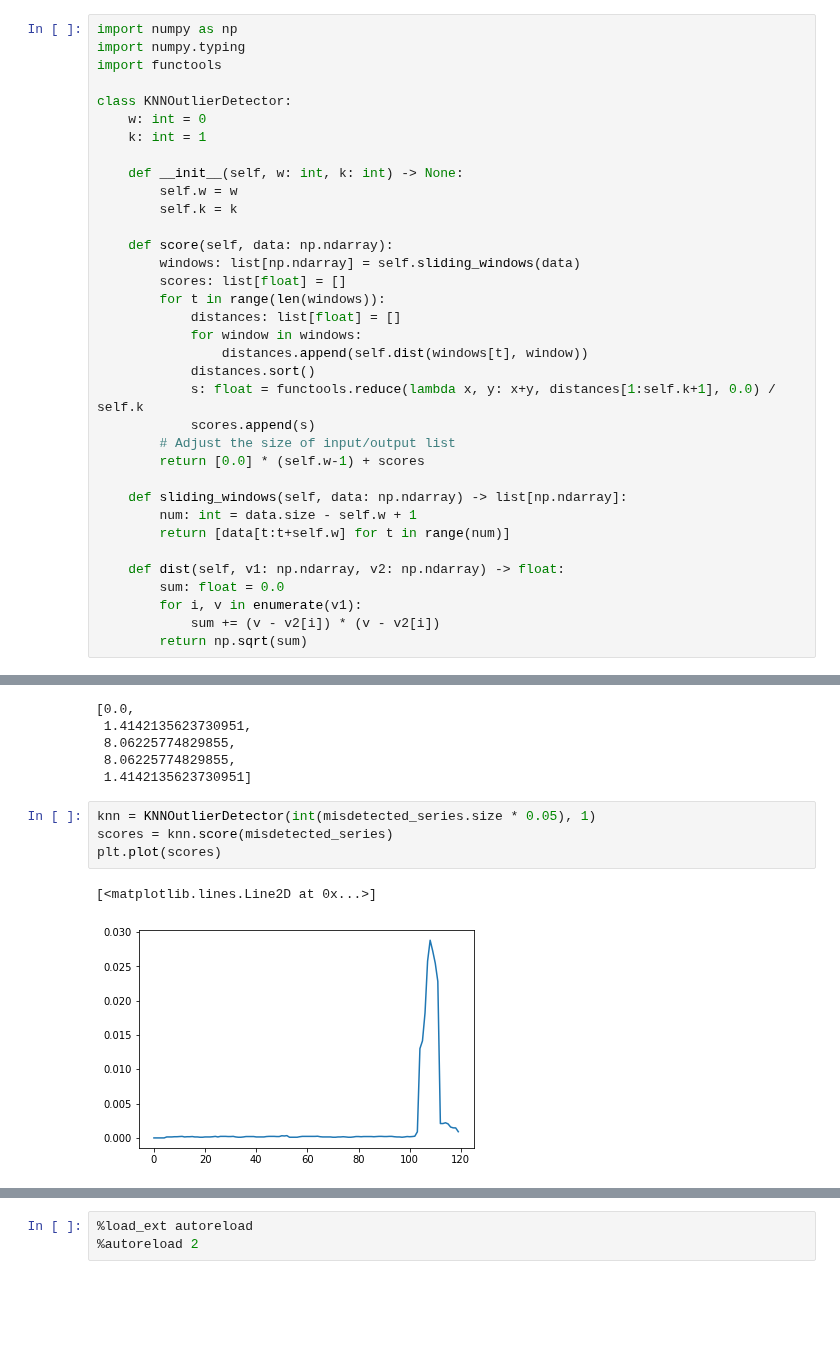
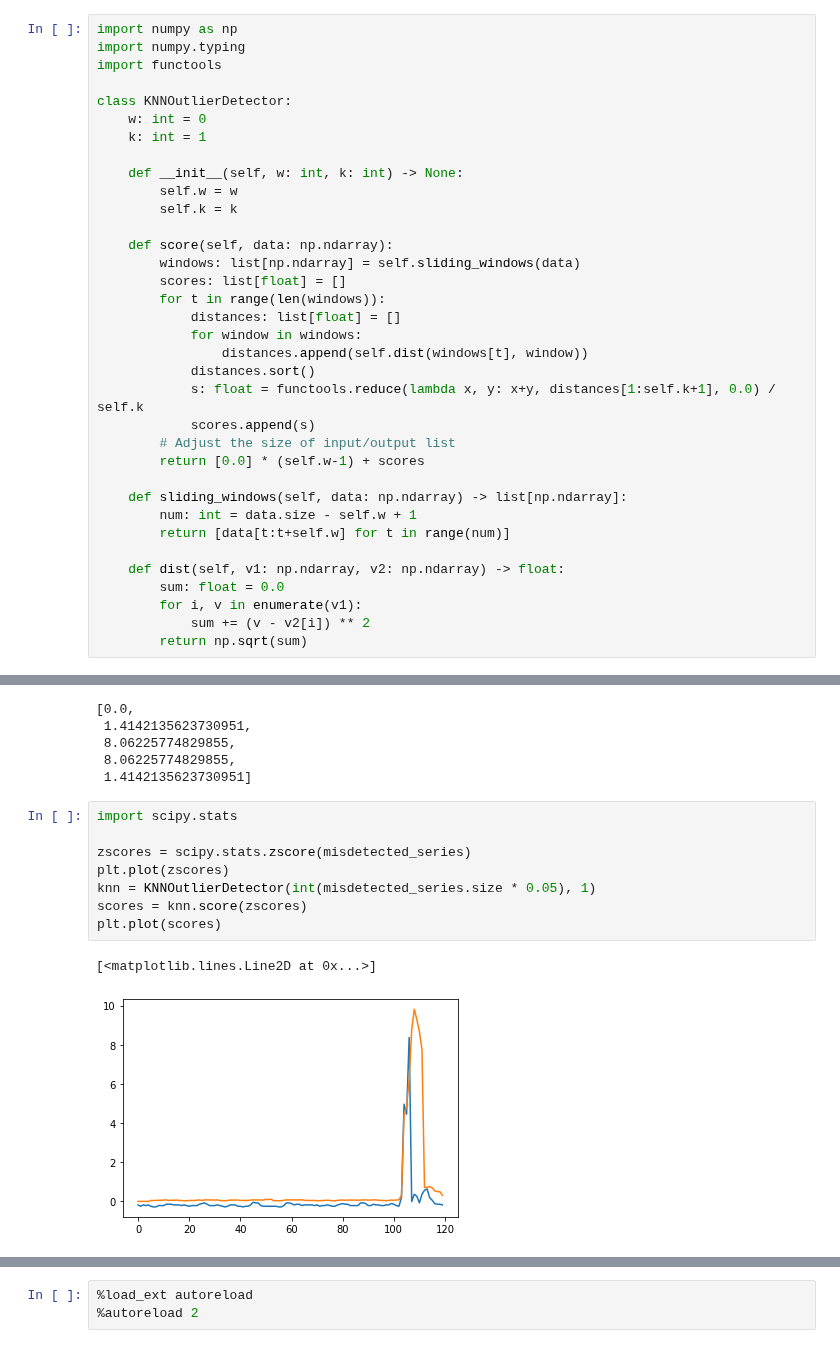
Before and after one commit to ai4sre/meltria-analyzer, a Jupyter notebook: notebooks/changepoint.ipynb, the cells around one changed output, grey strips where cells are left out. Saved outputs shown, nothing was run; the diff lists cells and outputs as text; blank space fills up the shorter version.

```diff
--- a/notebooks/changepoint.ipynb
+++ b/notebooks/changepoint.ipynb
@@ -104,7 +98,7 @@ class KNNOutlierDetector:
     def dist(self, v1: np.ndarray, v2: np.ndarray) -> float:
         sum: float = 0.0
         for i, v in enumerate(v1):
-            sum += (v - v2[i]) * (v - v2[i])
+            sum += (v - v2[i]) ** 2
         return np.sqrt(sum)
 # %%
 knn = KNNOutlierDetector(2, 1)
@@ -117,12 +111,16 @@ knn.score(data)
  8.06225774829855,
  1.4142135623730951]
 # %%
+import scipy.stats
+
+zscores = scipy.stats.zscore(misdetected_series)
+plt.plot(zscores)
 knn = KNNOutlierDetector(int(misdetected_series.size * 0.05), 1)
-scores = knn.score(misdetected_series)
+scores = knn.score(zscores)
 plt.plot(scores)
 # %% [output]
 [<matplotlib.lines.Line2D at 0x...>]
-[figure, old version]
+[figure, new version]
 # %%
 knn = KNNOutlierDetector(int(misdetected_series2.size * 0.05), 1)
 scores2 = knn.score(misdetected_series2)
```
Also changed, not shown: parts of 6 cells of this notebook.
